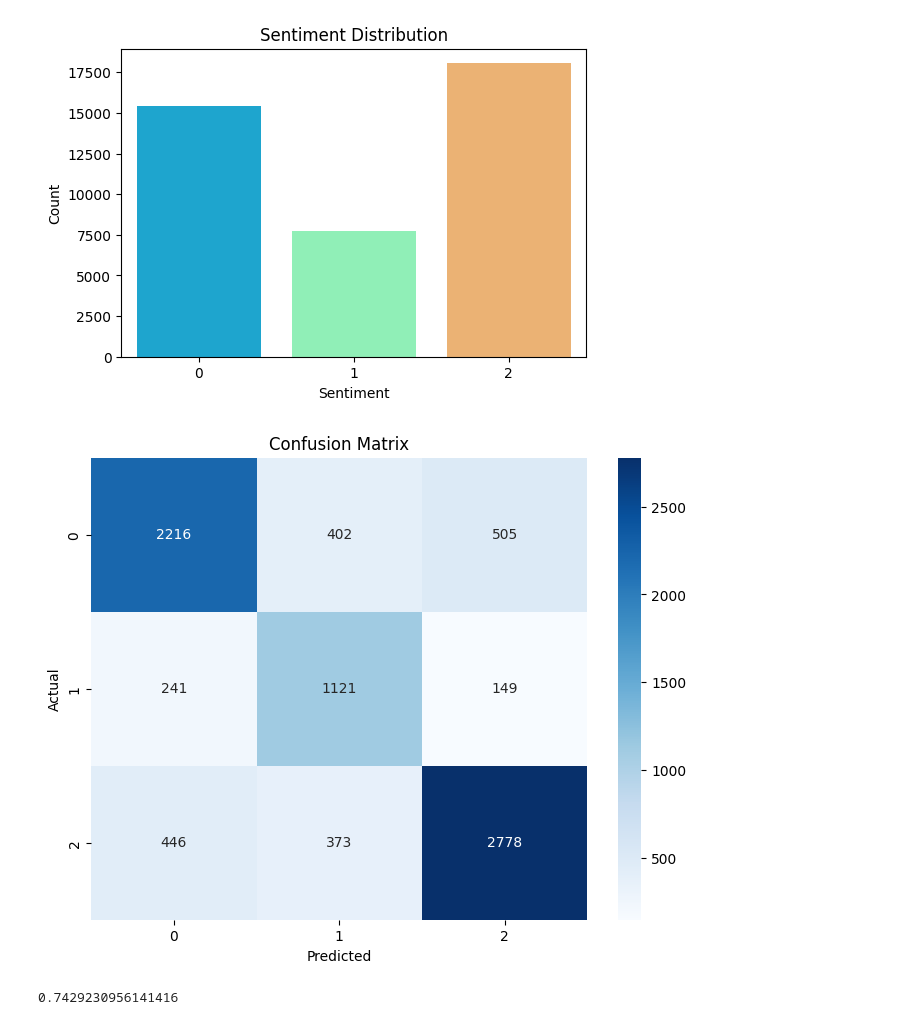
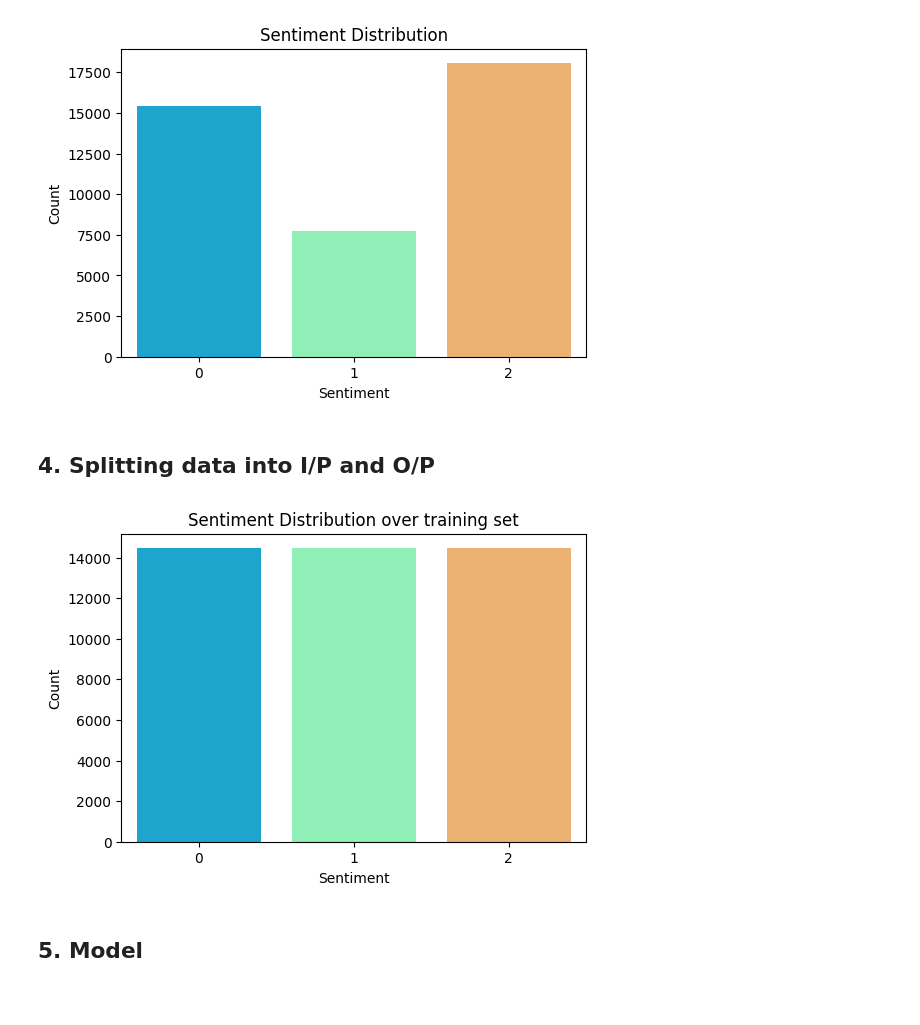
Before and after one commit to Archi7799/Computer-Vision-Vehicle-classification, a Jupyter notebook: Rise11.ipynb, the cells around one changed output. Cells and saved outputs as stored; diff of their text form; code cells hidden in the pictures; blank space fills up the shorter version.

```diff
--- a/Rise11.ipynb
+++ b/Rise11.ipynb
@@ -53,0 +115,9 @@ data['X_processed'] = data['text'].apply(preprocess_text)
+# %%
+#Tokenization
+df['X_processed'] = df['X_processed'].apply(word_tokenize)
+# df['X_processed'].head(10)
+# %%
+# Remove numbers
+stop_words = set(stopwords.words('english'))
+df['X_processed'] = df['X_processed'].apply(lambda x: [word for word in x if word not in stop_words])
+# df['X_processed'].head(10)
@@ -83,17 +181,37 @@ Y_pred = svm_model.predict(X_test)
-# %%
-# Plotting confusion matrix
-conf_matrix = confusion_matrix(Y_test, Y_pred)
-plt.figure(figsize=(8, 6))
-sns.heatmap(conf_matrix, annot=True, fmt='d', cmap='Blues', xticklabels=['0', '1', '2'], yticklabels=['0', '1', '2'])
-plt.xlabel('Predicted')
-plt.ylabel('Actual')
-plt.title('Confusion Matrix')
-plt.show()
-
-
-# Accuracy
-print(accuracy_score(Y_test, Y_pred))
-# %% [output]
-[figure, removed]
-0.7429230956141416
+# %% [markdown]
+## 4. Splitting data into I/P and O/P
+# %%
+# Split the data into training and testing sets
+train_df, test_df = train_test_split(df, test_size=0.2, random_state=42)
+
+# Convert text data to TF-IDF feature vectors
+tfidf_vectorizer = TfidfVectorizer()
+X_train = tfidf_vectorizer.fit_transform(train_df['X_processed'].apply(lambda x: " ".join(x)))
+Y_train = train_df['Y']
+
+X_test = tfidf_vectorizer.transform(test_df['X_processed'].apply(lambda x: " ".join(x)))
+Y_test = test_df['Y']
+# %%
+from imblearn.over_sampling import RandomOverSampler
+# Apply RandomOverSampler to balance the output classes
+oversampler = RandomOverSampler(random_state=42)
+X_train_resampled, Y_train_resampled = oversampler.fit_resample(X_train, Y_train)
+# %%
+# Convert the resampled CSR matrix to a DataFrame
+df_resampled = pd.DataFrame.sparse.from_spmatrix(X_train_resampled)
+
+# Assuming 'Y' is the column representing sentiment in your dataset
+df_resampled['Y'] = Y_train_resampled
+
+# Plot the count distribution of sentiments
+plt.figure(figsize=(6, 4))
+sns.countplot(x='Y', data=df_resampled, palette='rainbow')
+plt.title('Sentiment Distribution over training set')
+plt.xlabel('Sentiment')
+plt.ylabel('Count')
+plt.show()
+# %% [output]
+[figure, added]
+# %% [markdown]
+## 5. Model
 # %%
```
Also changed, not shown: parts of 30 cells of this notebook.
